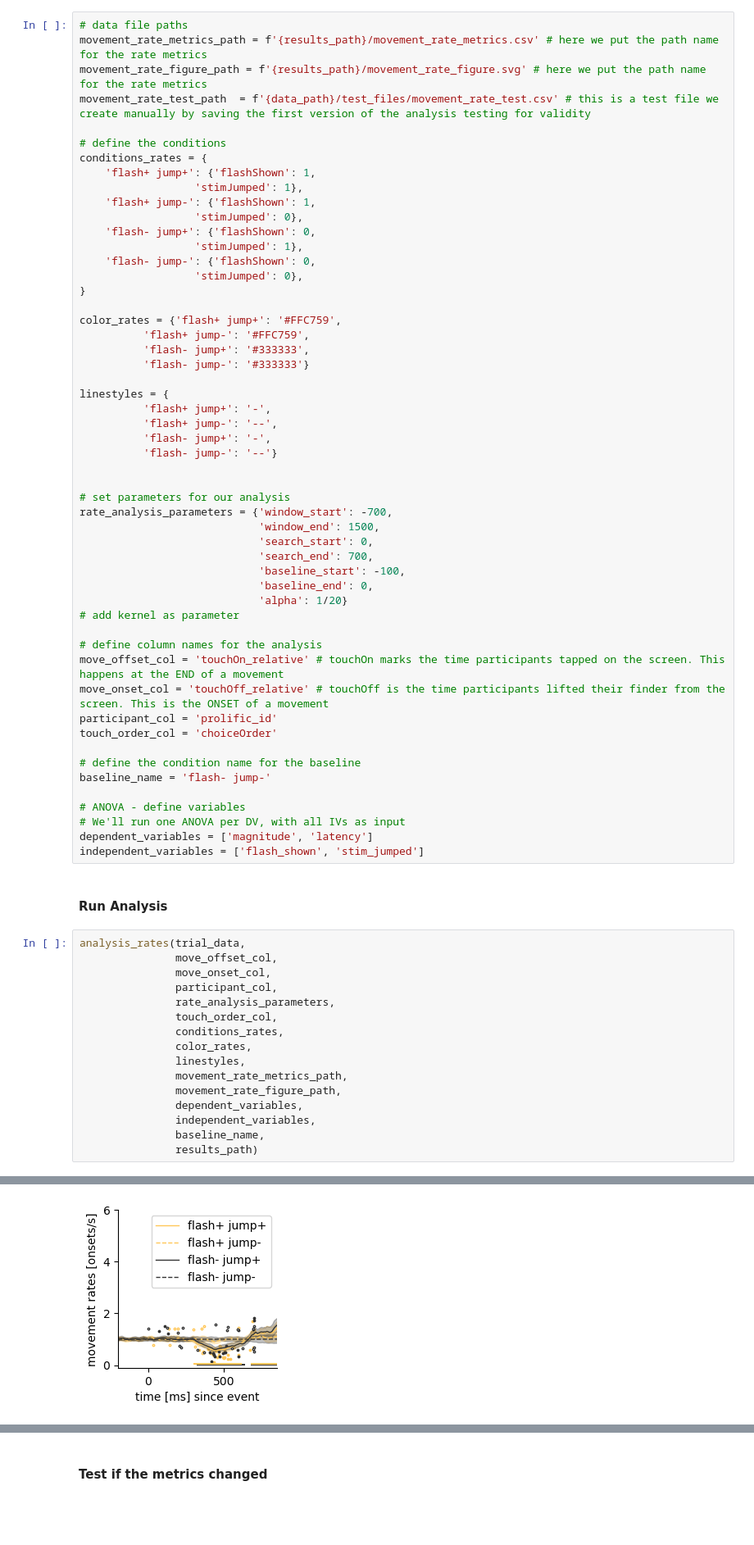
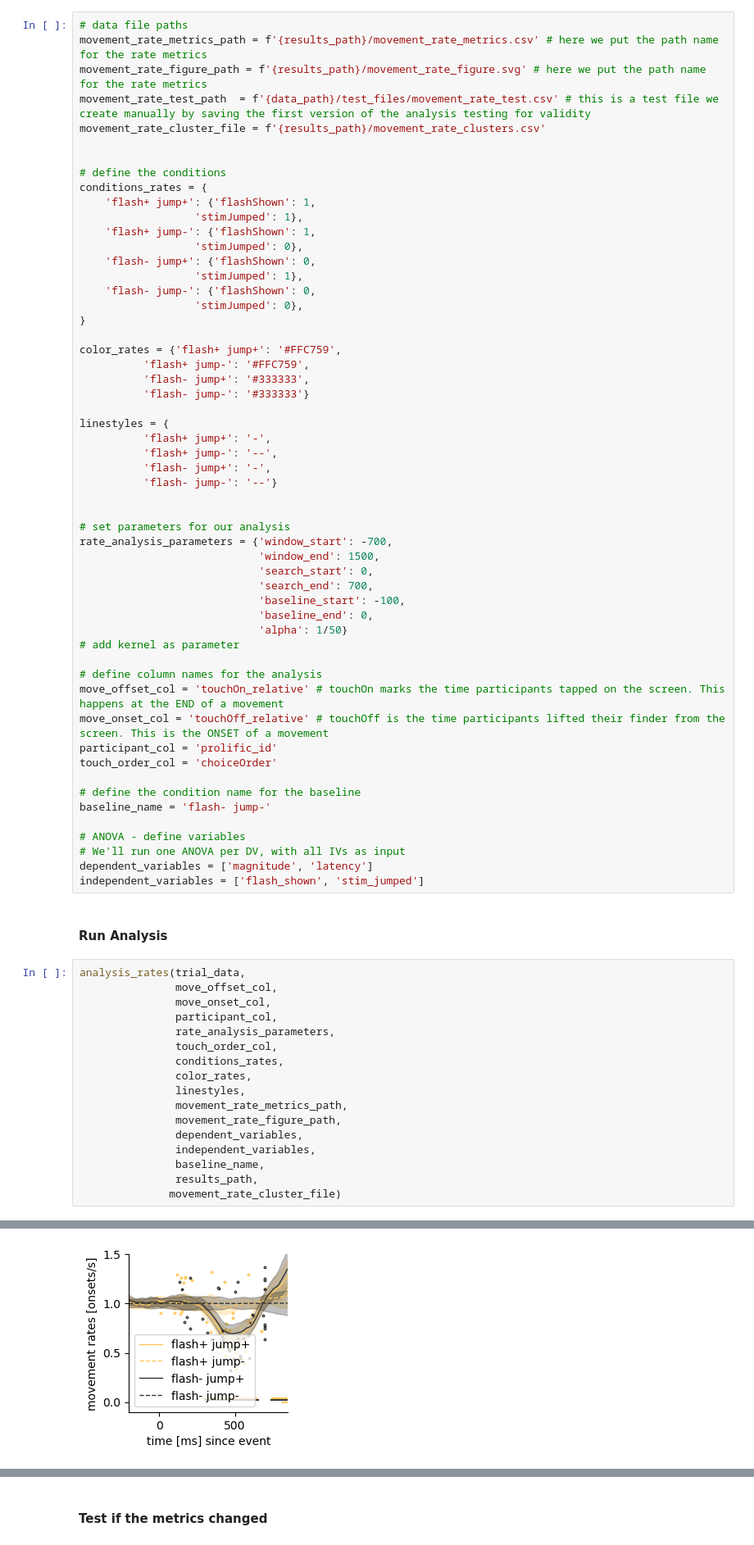
Before and after one commit to ClaraKuper/rapid_movement_inhibition, a Jupyter notebook: scripts/remote/scripts_target_polarity/Main Analysis.ipynb, the cells around one changed output, grey strips where cells are left out. Shown at 82% size. Cells and saved outputs as stored; diff of their text form; blank space fills up the shorter version.

```diff
--- a/scripts/remote/scripts_target_polarity/Main Analysis.ipynb
+++ b/scripts/remote/scripts_target_polarity/Main Analysis.ipynb
@@ -200,6 +185,8 @@ sns.histplot(data=trial_copy,
 movement_rate_metrics_path = f'{results_path}/movement_rate_metrics.csv' # here we put the path name for the rate metrics
 movement_rate_figure_path = f'{results_path}/movement_rate_figure.svg' # here we put the path name for the rate metrics
 movement_rate_test_path  = f'{data_path}/test_files/movement_rate_test.csv' # this is a test file we create manually by saving the first version of the analysis testing for validity
+movement_rate_cluster_file = f'{results_path}/movement_rate_clusters.csv'
+
 
 # define the conditions
 conditions_rates = {
@@ -232,7 +219,7 @@ rate_analysis_parameters = {'window_start': -700,
                             'search_end': 700,
                             'baseline_start': -100,
                             'baseline_end': 0,
-                            'alpha': 1/20}
+                            'alpha': 1/50}
 # add kernel as parameter
 
 # define column names for the analysis
@@ -265,5 +252,6 @@ analysis_rates(trial_data,
                dependent_variables,
                independent_variables,
                baseline_name,
-               results_path)
+               results_path,
+              movement_rate_cluster_file)
 # %% [output]
@@ -286 +273 @@ length cluster 384
-[figure, old version]
+[figure, new version]
```
Also changed, not shown: parts of 8 cells of this notebook, 8 other files.
